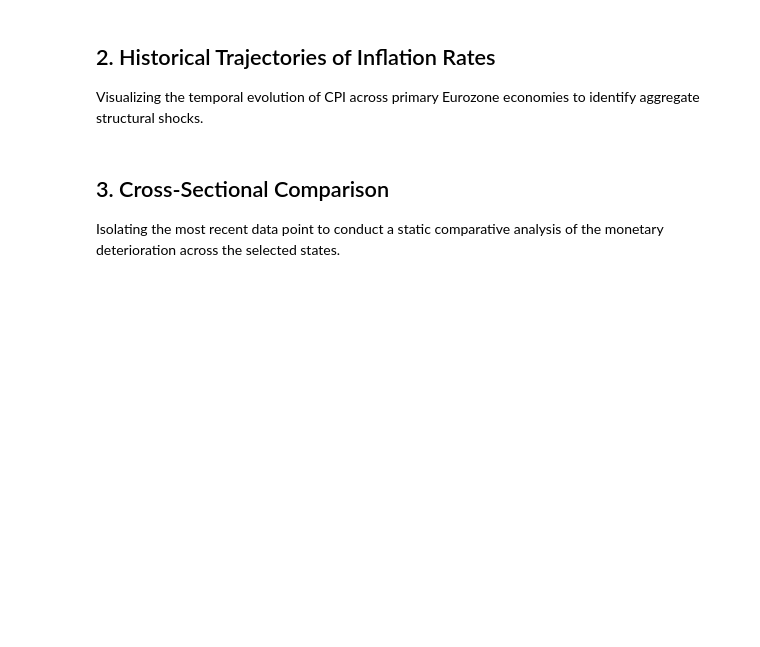
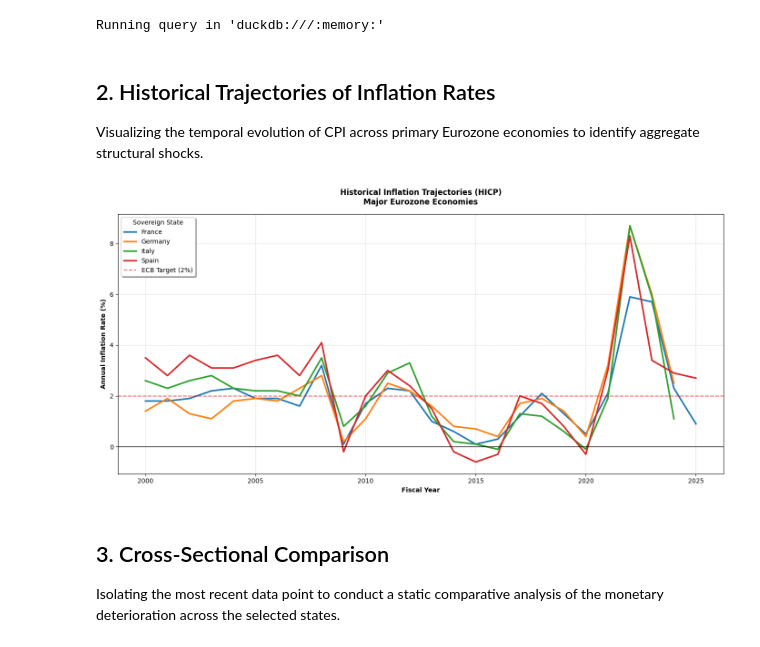
Before and after one commit to alessiofelici01-art/QuantFin, a Jupyter notebook: Marcoeconomics/Inflation.ipynb, the cells around one changed output. Saved outputs shown, nothing was run; the diff lists cells and outputs as text; code cells hidden in the pictures; blank space fills up the shorter version.

```diff
--- a/Marcoeconomics/Inflation.ipynb
+++ b/Marcoeconomics/Inflation.ipynb
@@ -25,44 +41,65 @@ LOAD httpfs;
 # %%
 %%sql cpi_data <<
 WITH eurostat_raw AS (
-SELECT
-    TIME_PERIOD AS Anno,
-    CAST(OBS_VALUE AS FLOAT) AS Valore_CPI
-        CAST(OBS_VALUE AS DOUBLE) AS inflation_rate
-    FROM read_csv_auto('https://data-api.ecb.europa.eu/service/data/ICP/A.IT.N.000000.4.AVR?format=csvdata')
+    SELECT
+        TIME_PERIOD AS year,
+        CASE REF_AREA
+            WHEN 'IT' THEN 'Italy'
+            WHEN 'FR' THEN 'France'
+            WHEN 'DE' THEN 'Germany'
+            WHEN 'ES' THEN 'Spain'
+            ELSE REF_AREA
+        END AS sovereign_state,
+        CAST(OBS_VALUE AS FLOAT) AS Valore_CPI
+    FROM read_csv_auto('https://data-api.ecb.europa.eu/service/data/ICP/A.IT+FR+DE+ES.N.000000.4.AVR?format=csvdata')
     WHERE OBS_VALUE IS NOT NULL
 )
 SELECT * FROM eurostat_raw
-ORDER BY year ASC,
-sovereign_state ASC;
+ORDER BY year ASC, sovereign_state ASC;
+# %% [output]
+Running query in 'duckdb:///:memory:'
 # %% [markdown]
 ## 2. Historical Trajectories of Inflation Rates
 Visualizing the temporal evolution of CPI across primary Eurozone economies to identify aggregate structural shocks.
 # %%
-# Convert DuckDB ResultSet to Pandas and Pivot for Time Series plotting
-df_raw = cpi_data.DataFrame()
-df_ts = df_raw.pivot(index='year', columns='sovereign_state', values='inflation_rate')
+import pandas as pd
+import matplotlib.pyplot as plt
 
-# Filter for recent decades for clarity (e.g., 2000 onwards)
+# 1. Copiamo il DataFrame generato da DuckDB
+cpi_data = cpi_data.DataFrame()
+df_raw = cpi_data.copy()
+
+# 2. Assicuriamoci che l'anno sia numerico per poter applicare il filtro matematico (>= 2000)
+df_raw['year'] = pd.to_numeric(df_raw['year'])
+
+# 3. Effettuiamo il pivot usando 'Valore_CPI' come colonna dei valori
+df_ts = df_raw.pivot(index='year', columns='sovereign_state', values='Valore_CPI')
+
+# 4. Filtriamo per i decenni recenti
 df_ts = df_ts[df_ts.index >= 2000]
 
+# Creazione del grafico
 fig, ax = plt.subplots(figsize=(14, 7))
 
+# Tracciamo una linea per ogni nazione
 for country in df_ts.columns:
     ax.plot(df_ts.index, df_ts[country], linewidth=2.5, label=country)
 
-# Formatting
-ax.axhline(0, color='black', linewidth=1, linestyle='-') # Deflation line
+# Formattazione Linee di Riferimento
+ax.axhline(0, color='black', linewidth=1, linestyle='-') # Deflazione (sotto lo zero)
 ax.axhline(2, color='red', linewidth=1.5, linestyle='--', alpha=0.6, label='ECB Target (2%)')
 
+# Estetica e Titoli
 ax.set_title('Historical Inflation Trajectories (HICP)\nMajor Eurozone Economies', fontweight='bold', pad=15)
 ax.set_xlabel('Fiscal Year', fontweight='bold')
 ax.set_ylabel('Annual Inflation Rate (%)', fontweight='bold')
 ax.grid(True, linestyle='--', alpha=0.5)
 ax.legend(title='Sovereign State', loc='upper left', frameon=True, shadow=True)
 
 plt.tight_layout()
 plt.show()
+# %% [output]
+[figure, added]
 # %% [markdown]
 ## 3. Cross-Sectional Comparison
 Isolating the most recent data point to conduct a static comparative analysis of the monetary deterioration across the selected states.
```
Also changed, not shown: parts of 5 cells of this notebook, 1 other file.
